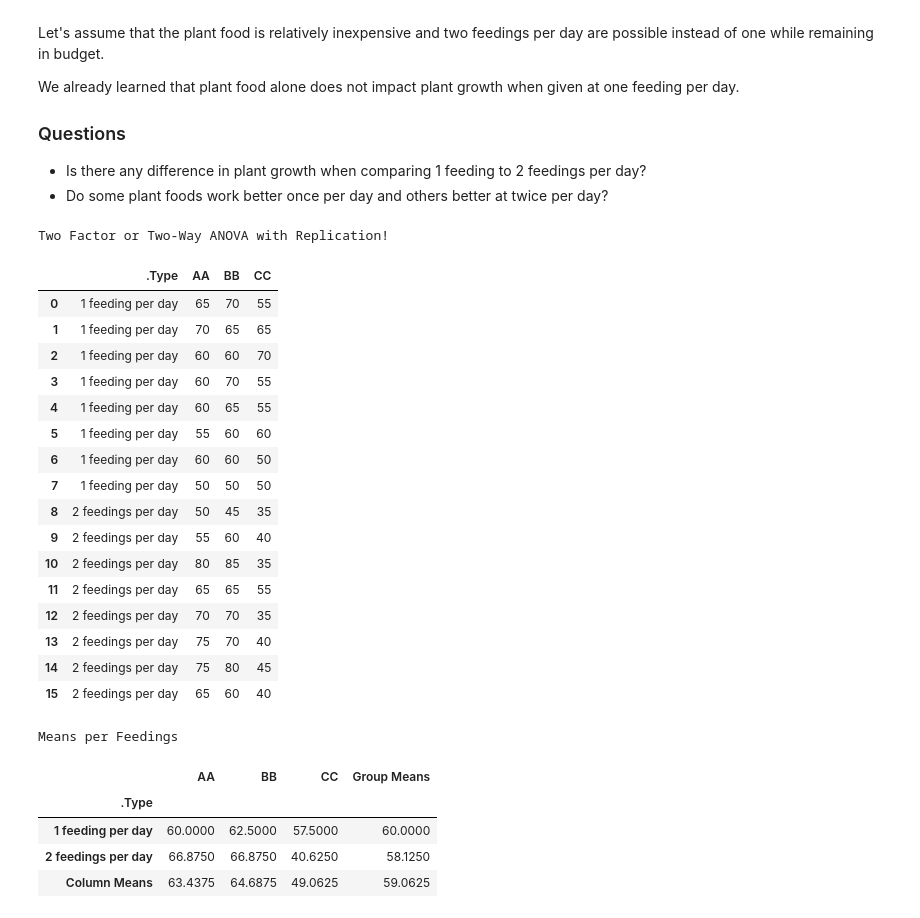
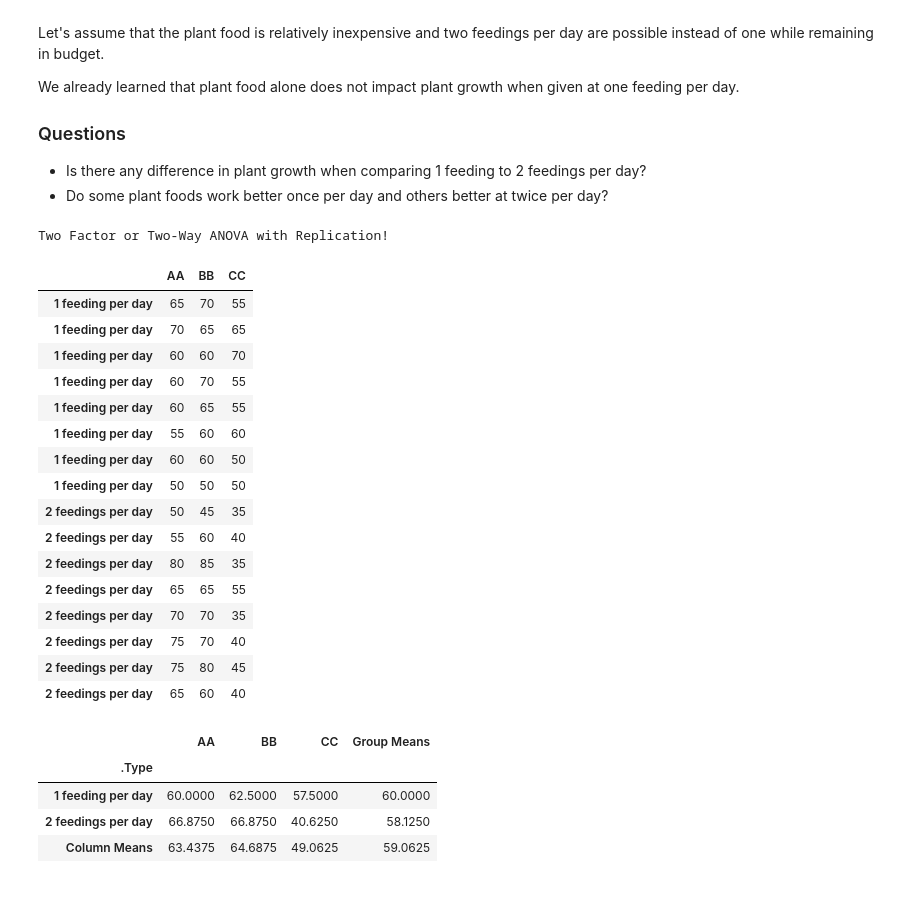
Before and after one commit to ateet101/tutorials, a Jupyter notebook: Statistics 101/14. Statistics 101 - Anova (ANalysis Of VAriance).ipynb, the cells around one changed output. Drawn from its saved outputs; the diff is of its cells as text; code cells hidden in the pictures.

```diff
--- a/Statistics 101/14. Statistics 101 - Anova (ANalysis Of VAriance).ipynb
+++ b/Statistics 101/14. Statistics 101 - Anova (ANalysis Of VAriance).ipynb
@@ -523,37 +499,31 @@ We already learned that plant food alone does not impact plant growth when given
 - Is there any difference in plant growth when comparing 1 feeding to 2 feedings per day?
 - Do some plant foods work better once per day and others better at twice per day?
 # %%
-plant_df_two = pd.DataFrame({'.Type': sty*8 + sty2*8,
-                         'AA': [65,70,60,60,60,55,60,50] + [50,55,80,65,70,75,75,65],
+plant_df_two = pd.DataFrame({'AA': [65,70,60,60,60,55,60,50] + [50,55,80,65,70,75,75,65],
                          'BB': [70,65,60,70,65,60,60,50] + [45,60,85,65,70,70,80,60],
-                         'CC': [55,65,70,55,55,60,50,50] + [35,40,35,55,35,40,45,40]})
+                         'CC': [55,65,70,55,55,60,50,50] + [35,40,35,55,35,40,45,40]},
+                           index =  sty*8 + sty2*8)
 print('Two Factor or Two-Way ANOVA with Replication!')
 plant_df_two
 #table = pd.pivot_table(plant_df_two, values=['AA', 'BB','CC'], index=['.Type'])
 #table
 # %% [output]
 Two Factor or Two-Way ANOVA with Replication!
-|  | .Type | AA | BB | CC |
-| 0 | 1 feeding per day | 65 | 70 | 55 |
-| 1 | 1 feeding per day | 70 | 65 | 65 |
-| 2 | 1 feeding per day | 60 | 60 | 70 |
-| 3 | 1 feeding per day | 60 | 70 | 55 |
-| 4 | 1 feeding per day | 60 | 65 | 55 |
-| 5 | 1 feeding per day | 55 | 60 | 60 |
-| 6 | 1 feeding per day | 60 | 60 | 50 |
-| 7 | 1 feeding per day | 50 | 50 | 50 |
-| 8 | 2 feedings per day | 50 | 45 | 35 |
-| 9 | 2 feedings per day | 55 | 60 | 40 |
-| 10 | 2 feedings per day | 80 | 85 | 35 |
-| 11 | 2 feedings per day | 65 | 65 | 55 |
-| 12 | 2 feedings per day | 70 | 70 | 35 |
-| 13 | 2 feedings per day | 75 | 70 | 40 |
-| 14 | 2 feedings per day | 75 | 80 | 45 |
-| 15 | 2 feedings per day | 65 | 60 | 40 |
+|  | AA | BB | CC |
+| 1 feeding per day | 65 | 70 | 55 |
+| 1 feeding per day | 70 | 65 | 65 |
+| 1 feeding per day | 60 | 60 | 70 |
+| 1 feeding per day | 60 | 70 | 55 |
+| 1 feeding per day | 60 | 65 | 55 |
+| 1 feeding per day | 55 | 60 | 60 |
+| 1 feeding per day | 60 | 60 | 50 |
+| 1 feeding per day | 50 | 50 | 50 |
+| 2 feedings per day | 50 | 45 | 35 |
+| 2 feedings per day | 55 | 60 | 40 |
+| 2 feedings per day | 80 | 85 | 35 |
+| 2 feedings per day | 65 | 65 | 55 |
+| 2 feedings per day | 70 | 70 | 35 |
+| 2 feedings per day | 75 | 70 | 40 |
+| 2 feedings per day | 75 | 80 | 45 |
+| 2 feedings per day | 65 | 60 | 40 |
-# %%
-print('Means per Feedings')
-plant_df_two_means = plant_df_two.groupby('.Type').mean()
-plant_df_two_means_o = plant_df_two_means.copy()
-# %% [output]
-Means per Feedings
 # %%
```
Also changed, not shown: parts of 39 cells of this notebook, 2 other files.
